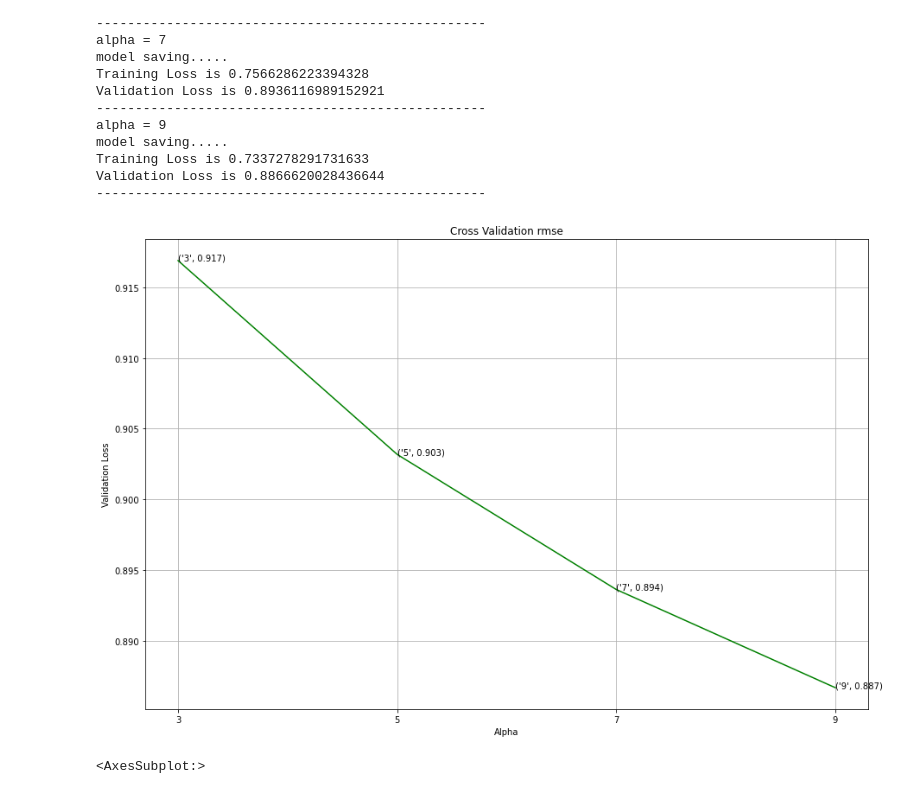
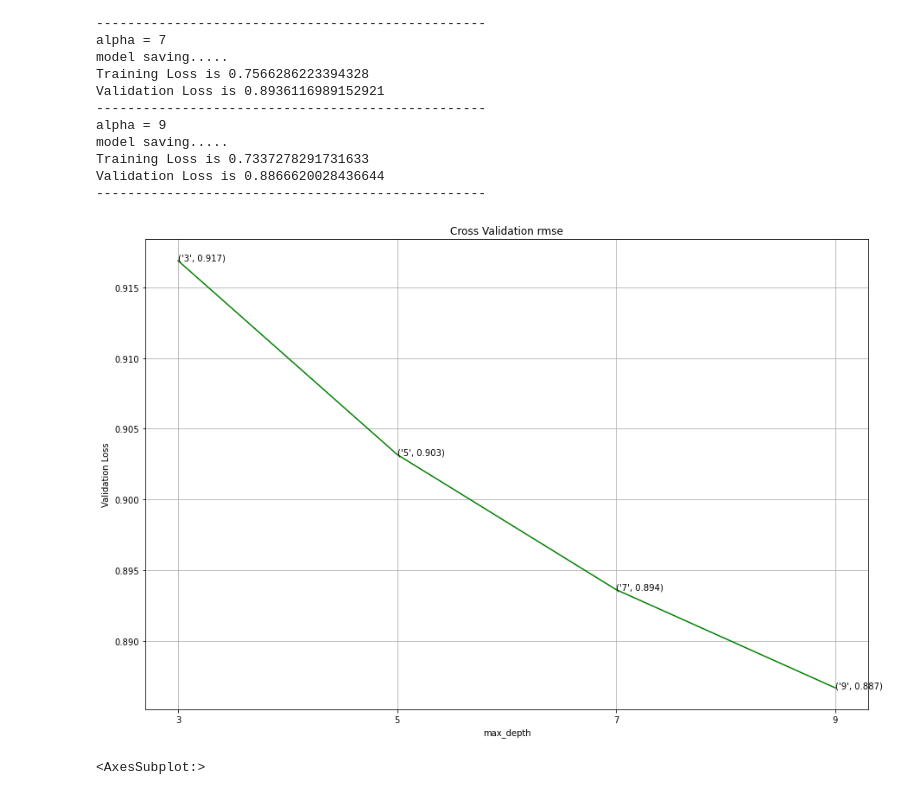
Before and after one commit to dianakatamadze/vkr, a Jupyter notebook: Untitled.ipynb, the cells around one changed output. Saved outputs shown, nothing was run; the diff lists cells and outputs as text; code cells hidden in the pictures.

```diff
--- a/Untitled.ipynb
+++ b/Untitled.ipynb
@@ -83,7 +83,3 @@ dtype: int64
 print("Количество дубликатов" ,len(df_train[df_train.duplicated()]))
 # %% [output]
 Количество дубликатов 6
-# %%
-df_train["date"]= pd.to_datetime(df_train["date"], format='%d.%m.%Y')
-df_train.sort_values(by="date", inplace=True)
-df_train.head()
@@ -620,28 +606,28 @@ plt.show()
 # %% [markdown]
 Decision Tree Regressor
 # %%
-alpha = [3,5,7,9,12]
+max_depth = [3,5,7,9,12]
 
 
 train_score = []
 val_score = []
 dtr_best_train_loss=0
 dtr_best_val_loss=0
-for i in tqdm(alpha):
+for i in tqdm(max_depth):
 
-    print("alpha = {} ".format(i))
+    print("max_depth = {} ".format(i))
     _model = DecisionTreeRegressor(max_depth = i)
     _model.fit(X_train, y_train)
     rmse_train = mean_squared_error(_model.predict(X_train).clip(0,20),y_train, squared=False)
     rmse_val = mean_squared_error(_model.predict(X_val).clip(0,20),y_val, squared=False)
     if val_score:
         if sorted(val_score)[0] > rmse_val:
-            print("model saving.....")
+            print("сохранение модели.....")
             pickle.dump(_model, open('dtr_model.pkl', 'wb'))
             dtr_best_train_loss=rmse_train
             dtr_best_val_loss=rmse_val
     else:
-        print("model saving.....")
+        print("сохранение модели.....")
         pickle.dump(_model, open('dtr_model.pkl', 'wb'))
         dtr_best_train_loss=rmse_train
         dtr_best_val_loss=rmse_val
@@ -649,8 +635,8 @@ for i in tqdm(alpha):
 
     train_score.append(rmse_train)
     val_score.append(rmse_val)
-    print("Training Loss is {} ".format(rmse_train))
-    print("Validation Loss is {} ".format(rmse_val))
+    print("Training Loss {} ".format(rmse_train))
+    print("Validation Loss {} ".format(rmse_val))
     print("-"*50)
 pickle.dump((train_score,val_score,alpha), open('dtr_log.pkl', 'wb'))
 # %% [output]
@@ -697,16 +683,16 @@ feat_importances.plot.barh(figsize=(10,8))
 # %% [markdown]
 Random Forest Regressor
 # %%
-alpha = [3,5,7,9]
+max_depth = [3,5,7,9]
 
 
 train_score = []
 val_score = []
 rfr_best_train_loss=0
 rfr_best_val_loss=0
-for i in tqdm(alpha):
+for i in tqdm(max_depth):
 
-    print("alpha = {} ".format(i))
+    print("max_depth = {} ".format(i))
     _model = RandomForestRegressor(max_depth = i)
     _model.fit(X_train, y_train)
     rmse_train = mean_squared_error(_model.predict(X_train).clip(0,20),y_train, squared=False)
@@ -715,12 +701,12 @@ for i in tqdm(alpha):
 
     if val_score:
         if sorted(val_score)[0] > rmse_val:
-            print("model saving.....")
+            print("сохранение модели.....")
             pickle.dump(_model, open('rfr_model.pkl', 'wb'))
             rfr_best_train_loss=rmse_train
             rfr_best_val_loss=rmse_val
     else:
-        print("model saving.....")
+        print("сохранение модели.....")
         pickle.dump(_model, open('rfr_model.pkl', 'wb'))
         rfr_best_train_loss=rmse_train
         rfr_best_val_loss=rmse_val
@@ -728,8 +714,8 @@ for i in tqdm(alpha):
 
     train_score.append(rmse_train)
     val_score.append(rmse_val)
-    print("Training Loss is {} ".format(rmse_train))
-    print("Validation Loss is {} ".format(rmse_val))
+    print("Training Loss {} ".format(rmse_train))
+    print("Validation Loss {} ".format(rmse_val))
     print("-"*50)
 pickle.dump((train_score,val_score,alpha), open('rfr_log.pkl', 'wb'))
 # %% [output]
@@ -759,16 +745,16 @@ train_score,val_score,alpha = pickle.load(open('rfr_log.pkl', 'rb'))
 # %%
 params = [str(i) for i in alpha]
 fig, ax = plt.subplots(figsize=(15,10))
 ax.plot(params, val_score,c='g')
 for i, txt in enumerate(np.round(val_score,3)):
     ax.annotate((params[i],np.round(txt,3)), (params[i],val_score[i]))
 plt.grid()
 plt.title("Cross Validation rmse")
-plt.xlabel("Alpha")
+plt.xlabel("max_depth")
 plt.ylabel("Validation Loss")
 plt.show()
 # %% [output]
-[figure, old version]
+[figure, new version]
 # %%
 feat_importances = pd.DataFrame(best_rf.feature_importances_, index=X.columns, columns=["Importance"])
 feat_importances.sort_values(by='Importance', ascending=True, inplace=True)
```
Also changed, not shown: parts of 23 cells of this notebook.
